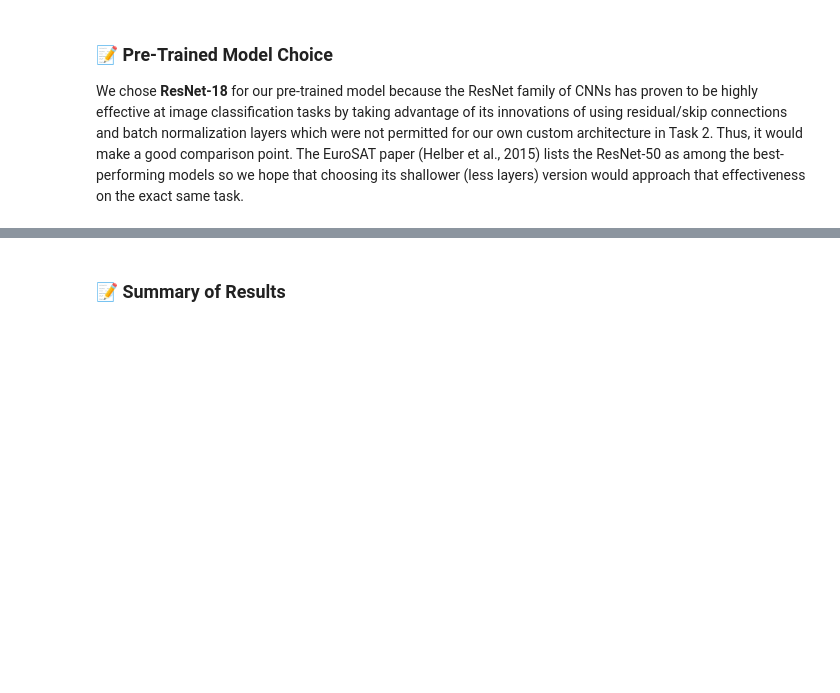
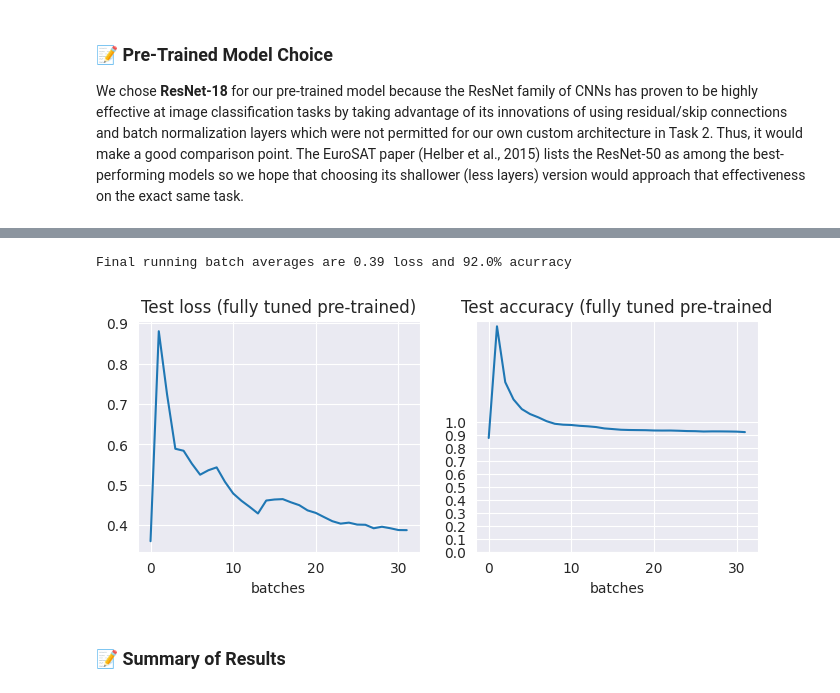
Before and after one commit to hertie-data-science-lab/assignment-2-ps-2f, a Jupyter notebook: main.ipynb, the cells around one changed output, grey strips where cells are left out. Saved outputs shown, nothing was run; the diff lists cells and outputs as text; code cells hidden in the pictures; blank space fills up the shorter version.

```diff
--- a/main.ipynb
+++ b/main.ipynb
@@ -778,3 +797,20 @@ Final running batch averages are 0.20 loss and 97.1% acurracy
+# %%
+full_tuned_test_loss, full_tuned_test_acc = full_trainer.test(test_data)
+full_tuned_test_acc = [t.cpu() for t in full_tuned_test_acc] #Move test_acc tensor from MPS to CPU
+fig, (ax0, ax1) = plt.subplots(1,2, figsize=(8, 3))
+ax0.plot(range(len(full_tuned_test_loss)), full_tuned_test_loss)
+ax1.plot(range(len(full_tuned_test_acc)), full_tuned_test_acc)
+ax0.set_title('Test loss (fully tuned pre-trained)')
+ax1.set_title('Test accuracy (fully tuned pre-trained')
+
+#ADDED for axes and printing
+ax1.set_yticks(np.arange(0, 1.1, 0.1))
+ax0.set_xlabel('batches');
+ax1.set_xlabel('batches');
+print(f'Final running batch averages are {full_tuned_test_loss[-1]:.2f} loss and {full_tuned_test_acc[-1]:.1%} acurracy')
+# %% [output]
+Final running batch averages are 0.39 loss and 92.0% acurracy
+[figure, added]
 # %% [markdown]
 ### 📝 Summary of Results
 # %%
```
Also changed, not shown: parts of 20 cells of this notebook.
